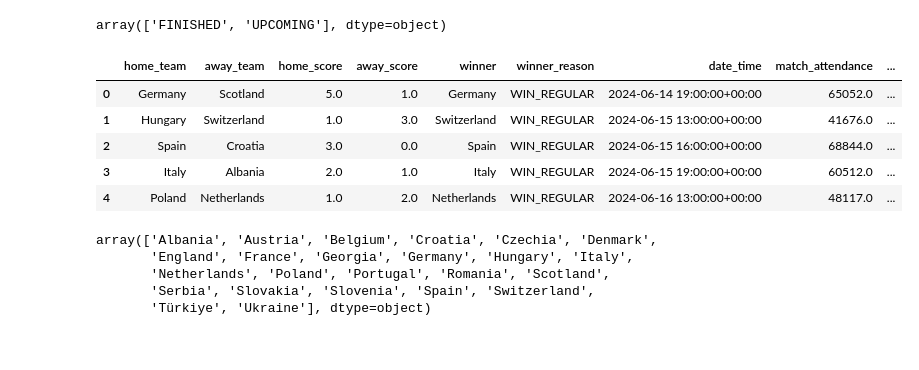
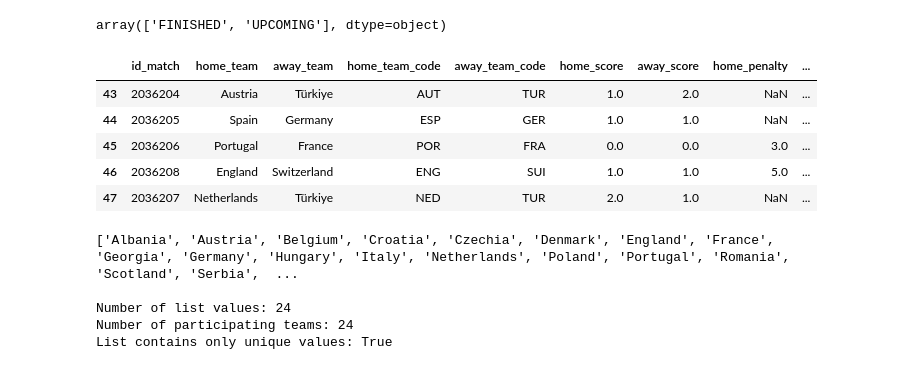
Before and after one commit to markuslangus/euro2024-data-project, a Jupyter notebook: eda.ipynb, the cells around one changed output. Saved outputs shown, nothing was run; the diff lists cells and outputs as text; code cells hidden in the pictures.

Commit message:
Updated notebook with further data analysis

```diff
--- a/eda.ipynb
+++ b/eda.ipynb
@@ -27,9 +9,11 @@ list = [1, 3, 4]
 # %%
 # Setting this option will print all collumns of a dataframe
 pd.set_option("display.max_columns", None)
+# Limits output of decimals to 2 decimal places
+pd.set_option("display.precision", 2)
 
-# Euro 2024 Tournament Data
-df = pd.read_csv("2024.csv")
+# Load Euro 2024 Tournament Data into DataFrame
+df = pd.read_csv("data/2024.csv")
 # %%
 df.head()
 # %% [output]
@@ -52,0 +28,6 @@ df["date_time"] = pd.to_datetime(df["date_time"])
+# %%
+# sort dataframe entries by index, beginning with the highest index
+df.sort_index(ascending=False, inplace=True)
+
+# reset index, so that new indexing starts with the first match of the Euro 2024 Tournament
+df.reset_index(drop=True, inplace=True)
@@ -73,17 +102,15 @@ memory usage: 20.8+ KB
 # %%
+# delete unnecessary columns from dataset
 delete_columns = [
-    "home_penalty",
-    "away_penalty",
+    "year",
+    "utc_offset_hours",
     "condition_humidity",
+    "condition_temperature",
+    "condition_wind_speed",
+    "stadium_pitch_length",
+    "stadium_pitch_width",
     "condition_pitch",
-    "condition_temperature",
     "condition_weather",
-    "condition_wind_speed",
-    "penalties_missed",
-    "penalties",
-    "red_cards",
+    "stadium_country_code",
 ]
 df.drop(delete_columns, axis=1, inplace=True)
-# %%
-df.sort_values("date_time", ascending=True, inplace=True)
-df.reset_index(drop=True, inplace=True)
@@ -108,22 +129,26 @@ df["status"].unique()
 # %% [output]
 array(['FINISHED', 'UPCOMING'], dtype=object)
 # %%
-df_basic_stats = df_basic_stats[df_basic_stats["status"] == "FINISHED"]
-df_basic_stats.head()
+df_finished = df[df["status"] != "UPCOMING"]
+df_finished.tail()
 # %% [output]
-|  | home_team | away_team | home_score | away_score | winner | winner_reason | date_time | match_attendance | ... |
-| 0 | Germany | Scotland | 5.0 | 1.0 | Germany | WIN_REGULAR | 2024-06-14 19:00:00+00:00 | 65052.0 | ... |
-| 1 | Hungary | Switzerland | 1.0 | 3.0 | Switzerland | WIN_REGULAR | 2024-06-15 13:00:00+00:00 | 41676.0 | ... |
-| 2 | Spain | Croatia | 3.0 | 0.0 | Spain | WIN_REGULAR | 2024-06-15 16:00:00+00:00 | 68844.0 | ... |
-| 3 | Italy | Albania | 2.0 | 1.0 | Italy | WIN_REGULAR | 2024-06-15 19:00:00+00:00 | 60512.0 | ... |
-| 4 | Poland | Netherlands | 1.0 | 2.0 | Netherlands | WIN_REGULAR | 2024-06-16 13:00:00+00:00 | 48117.0 | ... |
+|  | id_match | home_team | away_team | home_team_code | away_team_code | home_score | away_score | home_penalty | ... |
+| 43 | 2036204 | Austria | Türkiye | AUT | TUR | 1.0 | 2.0 | NaN | ... |
+| 44 | 2036205 | Spain | Germany | ESP | GER | 1.0 | 1.0 | NaN | ... |
+| 45 | 2036206 | Portugal | France | POR | FRA | 0.0 | 0.0 | 3.0 | ... |
+| 46 | 2036208 | England | Switzerland | ENG | SUI | 1.0 | 1.0 | 5.0 | ... |
+| 47 | 2036207 | Netherlands | Türkiye | NED | TUR | 2.0 | 1.0 | NaN | ... |
 # %%
-teams = df_basic_stats[["home_team", "away_team"]].values
-teams = np.unique(teams.flatten())
-teams
+# Create
+teams = df_finished[["home_team", "away_team"]].values
+teams = np.unique(teams.flatten()).tolist()
+print(teams)
+print("\nNumber of list values:", len(teams))
+print("Number of participating teams:", 24)
+print("List contains only unique values:", len(teams) == len(set(teams)))
 # %% [output]
-array(['Albania', 'Austria', 'Belgium', 'Croatia', 'Czechia', 'Denmark',
-       'England', 'France', 'Georgia', 'Germany', 'Hungary', 'Italy',
-       'Netherlands', 'Poland', 'Portugal', 'Romania', 'Scotland',
-       'Serbia', 'Slovakia', 'Slovenia', 'Spain', 'Switzerland',
-       'Türkiye', 'Ukraine'], dtype=object)
+['Albania', 'Austria', 'Belgium', 'Croatia', 'Czechia', 'Denmark', 'England', 'France', 'Georgia', 'Germany', 'Hungary', 'Italy', 'Netherlands', 'Poland', 'Portugal', 'Romania', 'Scotland', 'Serbia',  ...
+
+Number of list values: 24
+Number of participating teams: 24
+List contains only unique values: True
```
Also changed, not shown: parts of 31 cells of this notebook.
